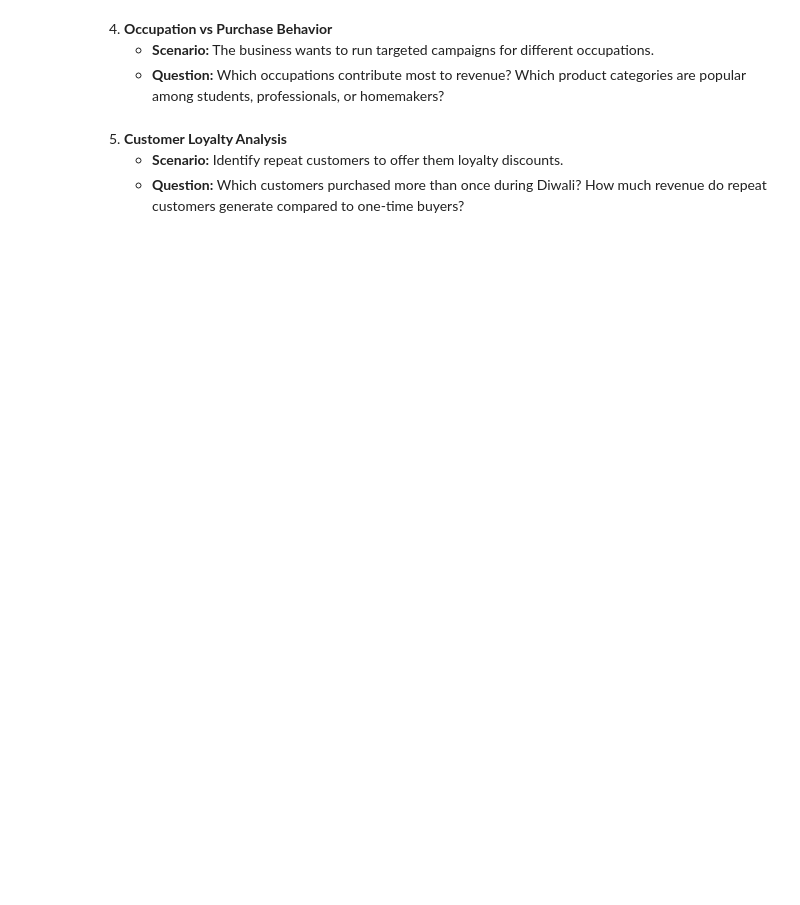
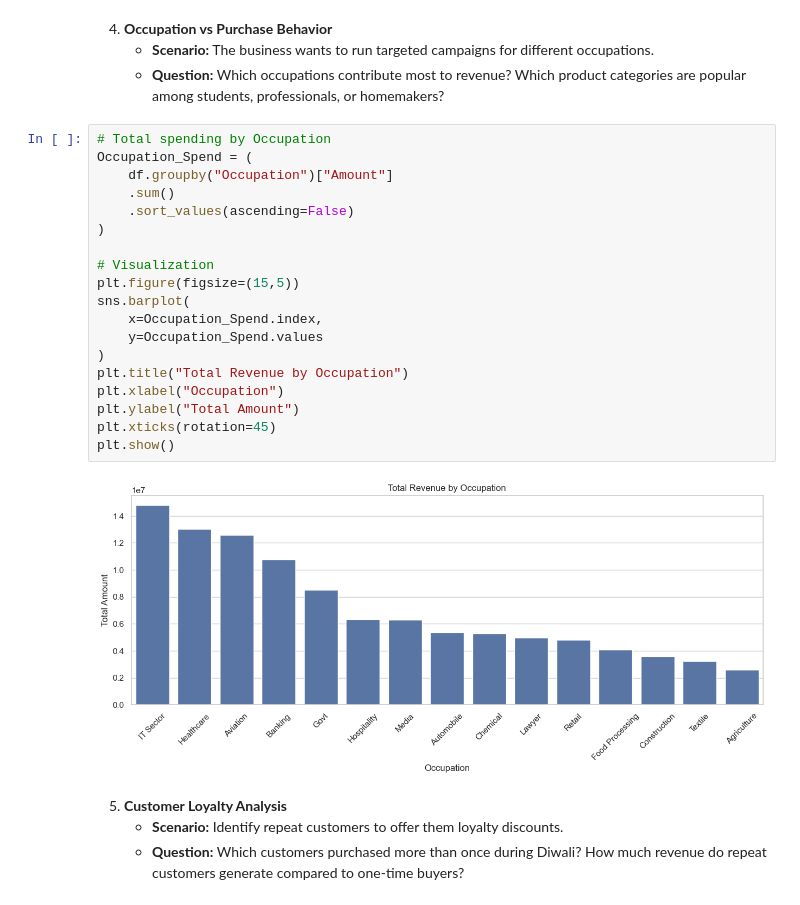
Before and after one commit to prafullwahatule/Diwali-Sales-Analytics-Pyhton, a Jupyter notebook: Notebooks/Diwali-Sales-Analysis.ipynb, the cells around one changed output. Saved outputs shown, nothing was run; the diff lists cells and outputs as text; blank space fills up the shorter version.

```diff
--- a/Notebooks/Diwali-Sales-Analysis.ipynb
+++ b/Notebooks/Diwali-Sales-Analysis.ipynb
@@ -468,6 +502,27 @@ plt.show()
 4. **Occupation vs Purchase Behavior**
    - **Scenario:** The business wants to run targeted campaigns for different occupations.
    - **Question:** Which occupations contribute most to revenue? Which product categories are popular among students, professionals, or homemakers?
+# %%
+# Total spending by Occupation
+Occupation_Spend = (
+    df.groupby("Occupation")["Amount"]
+    .sum()
+    .sort_values(ascending=False)
+)
+
+# Visualization
+plt.figure(figsize=(15,5))
+sns.barplot(
+    x=Occupation_Spend.index,
+    y=Occupation_Spend.values
+)
+plt.title("Total Revenue by Occupation")
+plt.xlabel("Occupation")
+plt.ylabel("Total Amount")
+plt.xticks(rotation=45)
+plt.show()
+# %% [output]
+[figure, added]
 # %% [markdown]
 5. **Customer Loyalty Analysis**
    - **Scenario:** Identify repeat customers to offer them loyalty discounts.
```
Also changed, not shown: parts of 3 cells of this notebook, 2 other files.
